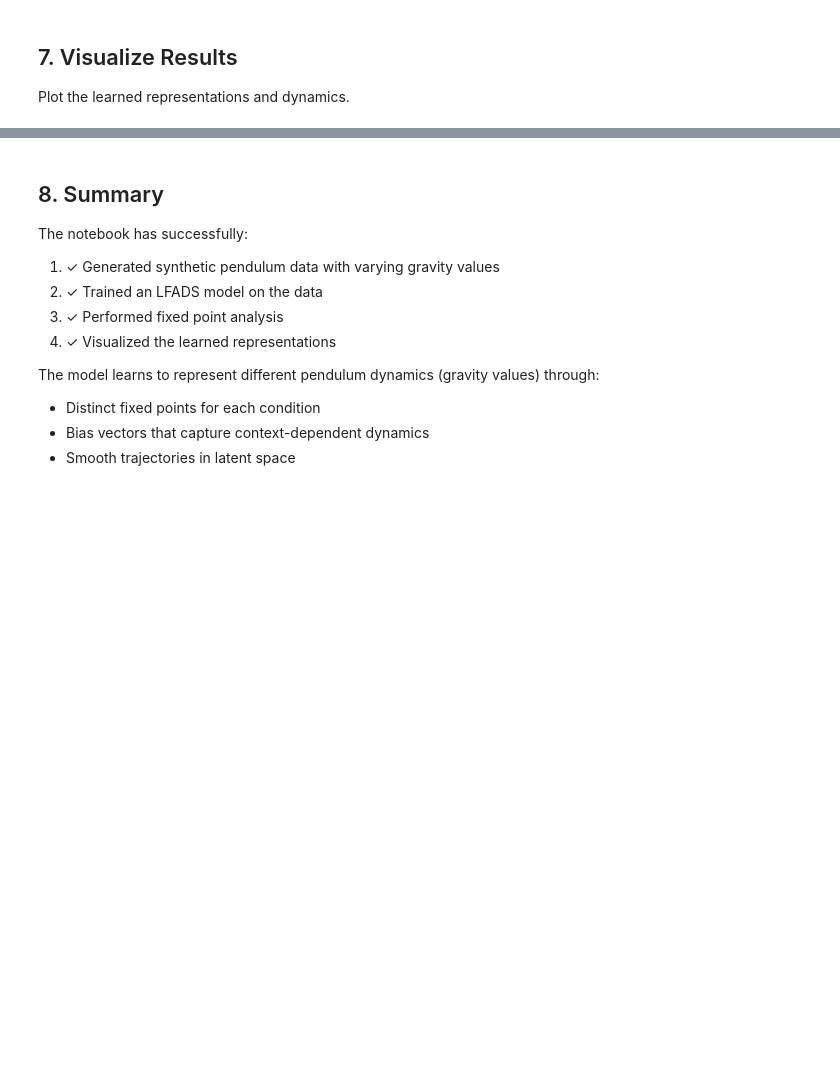
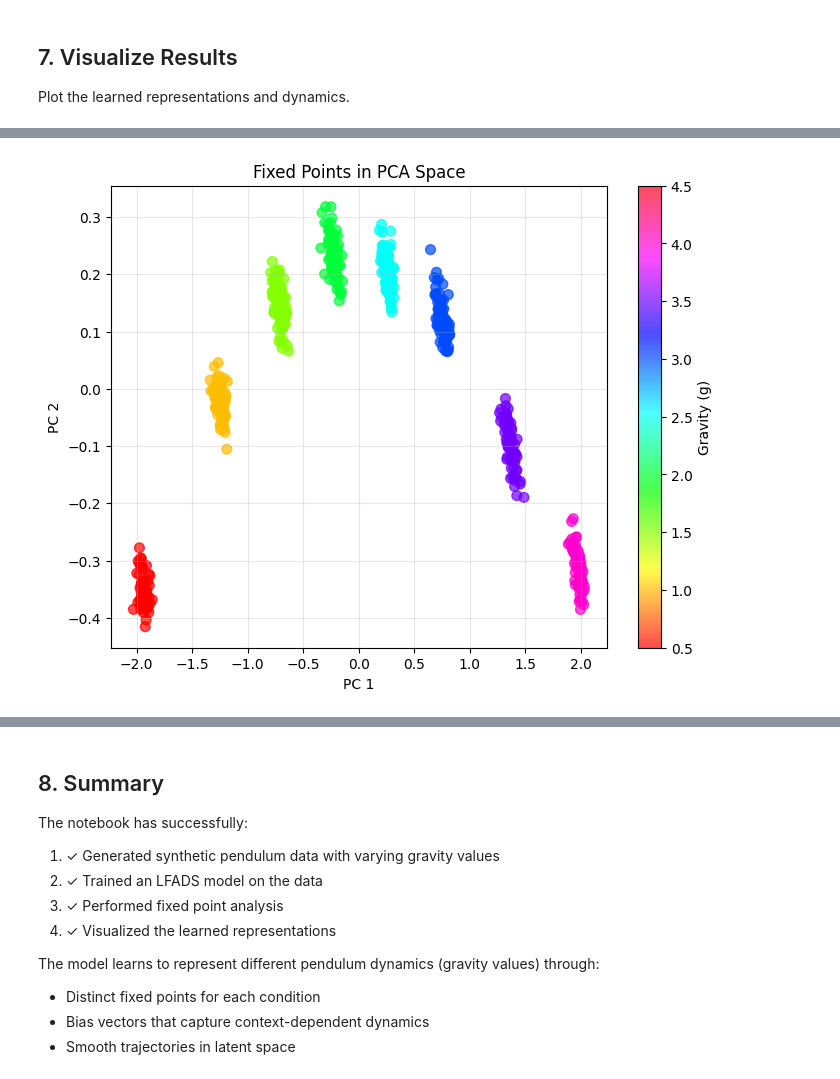
Before and after one commit to ricebci/lfadsci, a Jupyter notebook: notebooks/pendulum_single_run.ipynb, the cells around one changed output, grey strips where cells are left out. Saved outputs shown, nothing was run; the diff lists cells and outputs as text; code cells hidden in the pictures; blank space fills up the shorter version.

Commit message:
pendulum code release

```diff
--- a/notebooks/pendulum_single_run.ipynb
+++ b/notebooks/pendulum_single_run.ipynb
@@ -46,7 +43,7 @@ config = {
     'train_frac': 0.6,
     'val_frac': 0.2,
     'test_frac': 0.2,
-    'outputDir': './pendulum_single_run_output',
+    'outputDir': '/home/user/users/nishalps/git/lfadsci/models', #'./pendulum_single_run_output',
     'mode': 'train',
 
     # Training parameters
@@ -64,11 +61,11 @@ config = {
 
     # Model configuration
     'model': {
-        'factors': 100,
+        'factors': 40,
         'ic_dim': 5,
         'bias_dim': 5,
-        'n_hidden_encode_ic': 100,
-        'n_hidden_encode_bias': 100,
+        'n_hidden_encode_ic': 128,
+        'n_hidden_encode_bias': 128,
         'n_hidden_encode_tv_input': 100,
         'n_hidden_decode': 200,
         'n_dynamics': 2,
@@ -84,8 +81,8 @@ config = {
         'generator_type': 'gru',
         'use_bias': True,
         'use_tv_input': False,
-        'kl_warmup_start': 0,
-        'kl_warmup_end': 2000,
+        'kl_warmup_start': 500,
+        'kl_warmup_end': 1000,
     }
 }
 
@@ -349,33 +359,58 @@ from sklearn.decomposition import PCA
 
 # Get fixed points
 if 'fixed_points_filtered' in results['train'].keys():
-    fixed_points = results['train']['fixed_points_filtered']
-    print(f"Number of fixed points found: {len(fixed_points)}")
+    fixed_points_by_trial = results['train']['fixed_points_filtered']
+    print(f"Number of trials with fixed-point entries: {len(fixed_points_by_trial)}")
 
-    # Extract fixed point locations
-    fp_locations = np.array([fp['x'] for fp in fixed_points])
+    # Flatten fixed points and keep trial-aligned cues
+    fp_locations = []
+    fp_cues = []
 
-    # PCA projection
-    pca = PCA(n_components=2)
-    fp_2d = pca.fit_transform(fp_locations)
+    for trial_idx, fps_trial in enumerate(fixed_points_by_trial):
+        if fps_trial is None or len(fps_trial) == 0:
+            continue
 
-    # Extract corresponding cues for each fixed point
-    fp_cues = []
-    for fp in fixed_points:
-        trial_idx = fp['trial_idx']
-        fp_cues.append(cues[trial_idx])
-    fp_cues = np.array(fp_cues)
+        for fp in fps_trial:
+            # Support both dict-based and array-based fixed-point formats
+            if isinstance(fp, dict) and 'x' in fp:
+                loc = np.asarray(fp['x'])
+            else:
+                loc = np.asarray(fp)
 
-    # Plot
-    plt.figure(figsize=(8, 6))
-    scatter = plt.scatter(fp_2d[:, 0], fp_2d[:, 1],
-                         c=fp_cues, cmap='hsv', s=50,
-                         vmin=0.5, vmax=4.5, alpha=0.7)
-    plt.colorbar(scatter, label='Gravity (g)')
-    plt.xlabel('PC 1')
-    plt.ylabel('PC 2')
-    plt.title('Fixed Points in PCA Space')
-    plt.grid(True, alpha=0.3)
-    plt.show()
+            loc = np.squeeze(loc)
+            if loc.ndim != 1:
+                continue
+
+            fp_locations.append(loc)
+            if trial_idx < len(cues):
+                fp_cues.append(cues[trial_idx])
+            else:
+                fp_cues.append(np.nan)
+
+    if len(fp_locations) == 0:
+        print("No valid fixed-point vectors found to plot")
+    else:
+        fp_locations = np.array(fp_locations)
+        fp_cues = np.array(fp_cues)
+        print(f"Number of fixed points found: {len(fp_locations)}")
+
+        # PCA projection
+        pca = PCA(n_components=2)
+        fp_2d = pca.fit_transform(fp_locations)
+
+        # Plot
+        plt.figure(figsize=(8, 6))
+        scatter = plt.scatter(
+            fp_2d[:, 0], fp_2d[:, 1],
+            c=fp_cues, cmap='hsv', s=50,
+            vmin=0.5, vmax=4.5, alpha=0.7
+        )
+        plt.colorbar(scatter, label='Gravity (g)')
+        plt.xlabel('PC 1')
+        plt.ylabel('PC 2')
+        plt.title('Fixed Points in PCA Space')
+        plt.grid(True, alpha=0.3)
+        plt.show()
 else:
     print("No fixed points found in results")
+# %% [output]
@@ -382,3 +419,4 @@ else:
+[figure, added]
 # %%
 # Plot neural trajectories in state space
 print("Plotting neural trajectories...")
```
Also changed, not shown: parts of 17 cells of this notebook, 5 other files.
